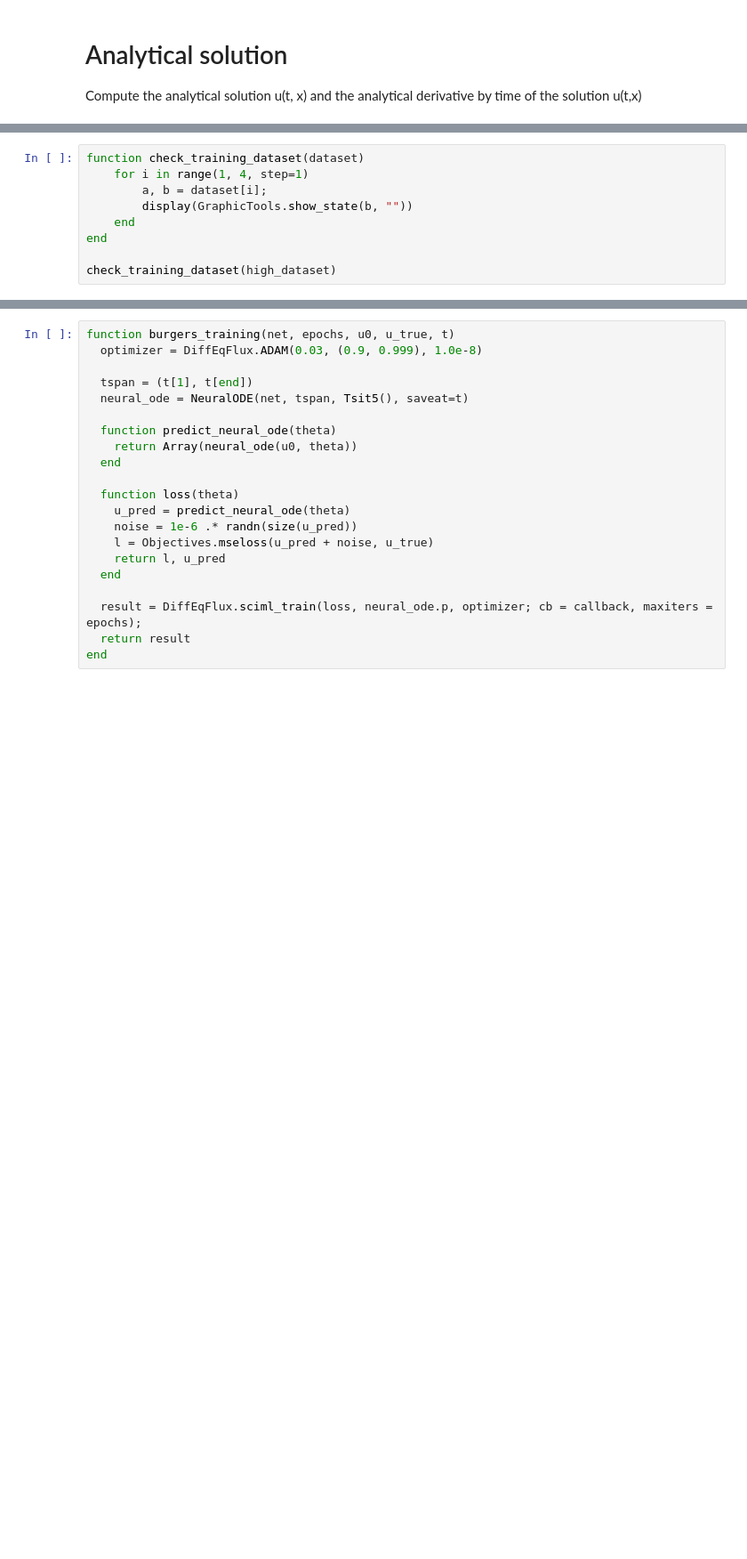
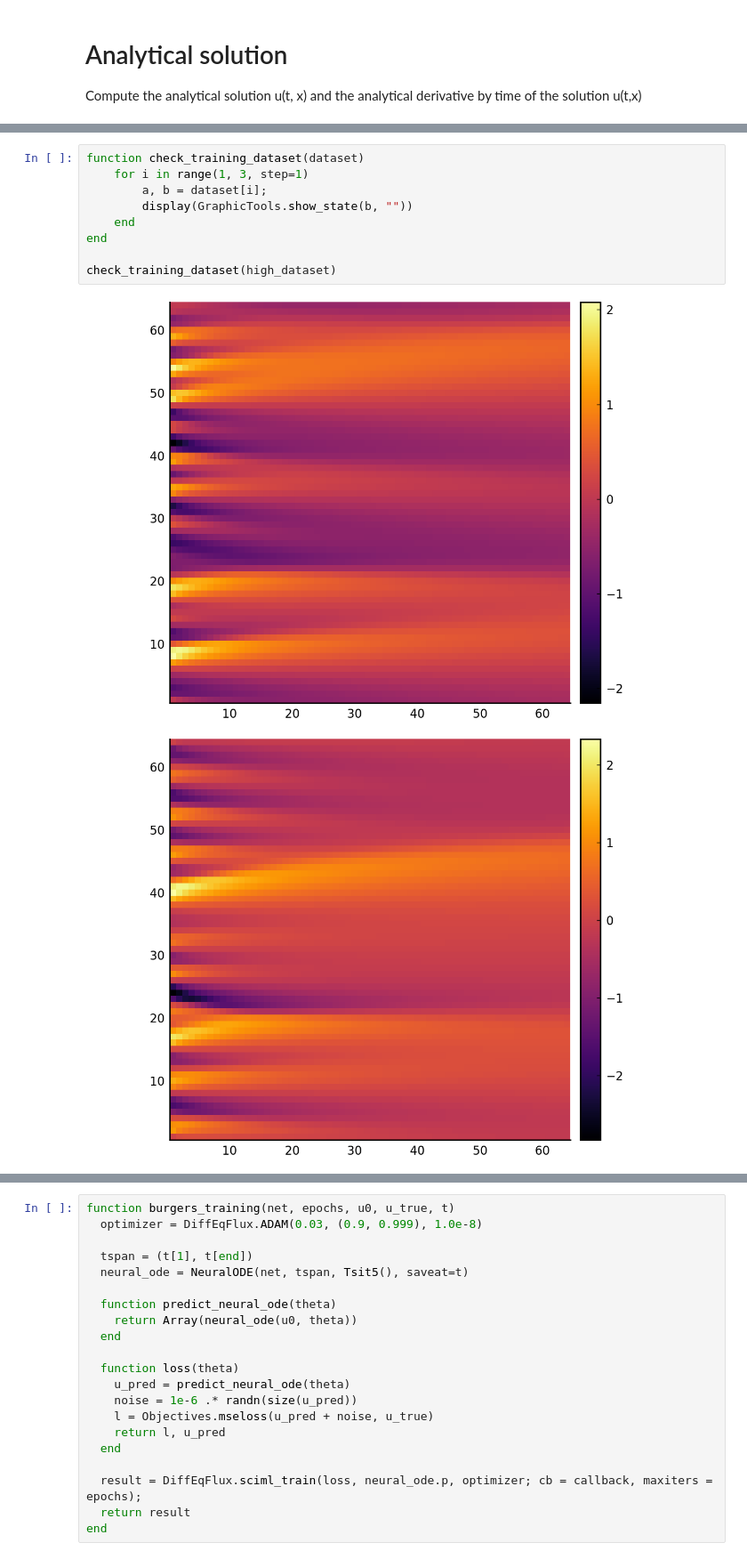
Before and after one commit to vdesgrange/closure-model, a Jupyter notebook: experiments/julia_src/neural_closure/burgers_equation_neural_ode.ipynb, the cells around one changed output, grey strips where cells are left out. Shown at 89% size. Saved outputs shown, nothing was run; the diff lists cells and outputs as text; blank space fills up the shorter version.

```diff
--- a/experiments/julia_src/neural_closure/burgers_equation_neural_ode.ipynb
+++ b/experiments/julia_src/neural_closure/burgers_equation_neural_ode.ipynb
@@ -58,9 +78,12 @@ high_dataset = Generator.read_dataset("./src/dataset/burgers_high_dim_training_s
 # %%
 function check_training_dataset(dataset)
-    for i in range(1, 4, step=1)
+    for i in range(1, 3, step=1)
         a, b = dataset[i];
         display(GraphicTools.show_state(b, ""))
     end
 end
 
 check_training_dataset(high_dataset)
+# %% [output]
+[figure, added]
+[figure, added]
```
Also changed, not shown: parts of 19 cells of this notebook.
